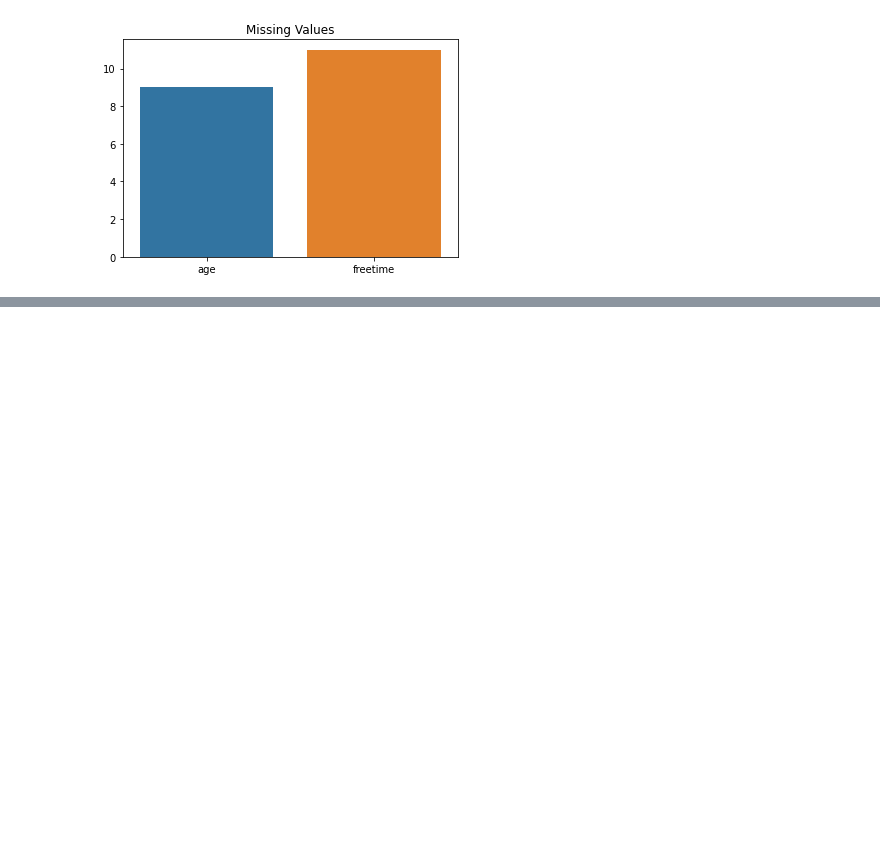
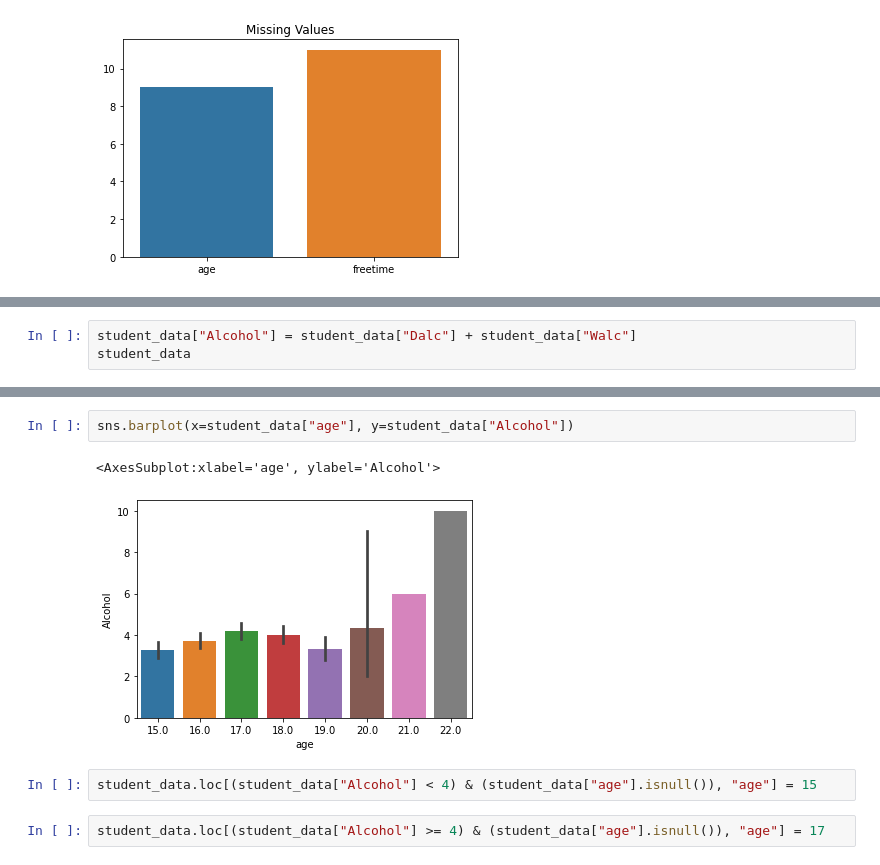
Before and after one commit to cseander/Databehandling-Christopher-Seander, a Jupyter notebook: Exercises/exercise1.ipynb, the cells around one changed output, grey strips where cells are left out. Cells and saved outputs as stored; diff of their text form; blank space fills up the shorter version.

```diff
--- a/Exercises/exercise1.ipynb
+++ b/Exercises/exercise1.ipynb
@@ -166,0 +186,3 @@ student_data.head(25)
+# %%
+student_data["Alcohol"] = student_data["Dalc"] + student_data["Walc"]
+student_data
@@ -166,0 +203,9 @@ student_data.head(25)
+# %%
+sns.barplot(x=student_data["age"], y=student_data["Alcohol"])
+# %% [output]
+<AxesSubplot:xlabel='age', ylabel='Alcohol'>
+[figure, added]
+# %%
+student_data.loc[(student_data["Alcohol"] < 4) & (student_data["age"].isnull()), "age"] = 15
+# %%
+student_data.loc[(student_data["Alcohol"] >= 4) & (student_data["age"].isnull()), "age"] = 17
```
Also changed, not shown: parts of 15 cells of this notebook.
